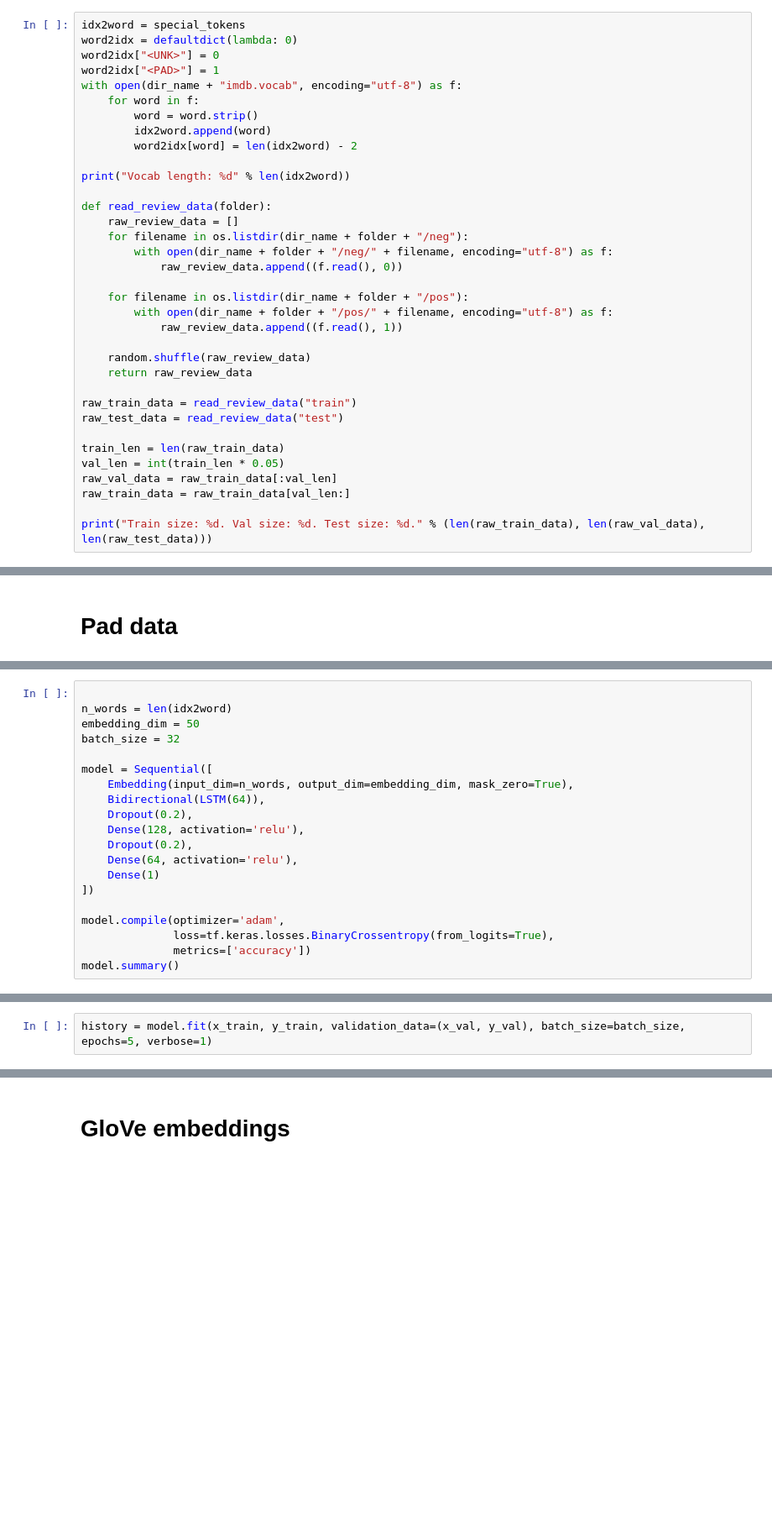
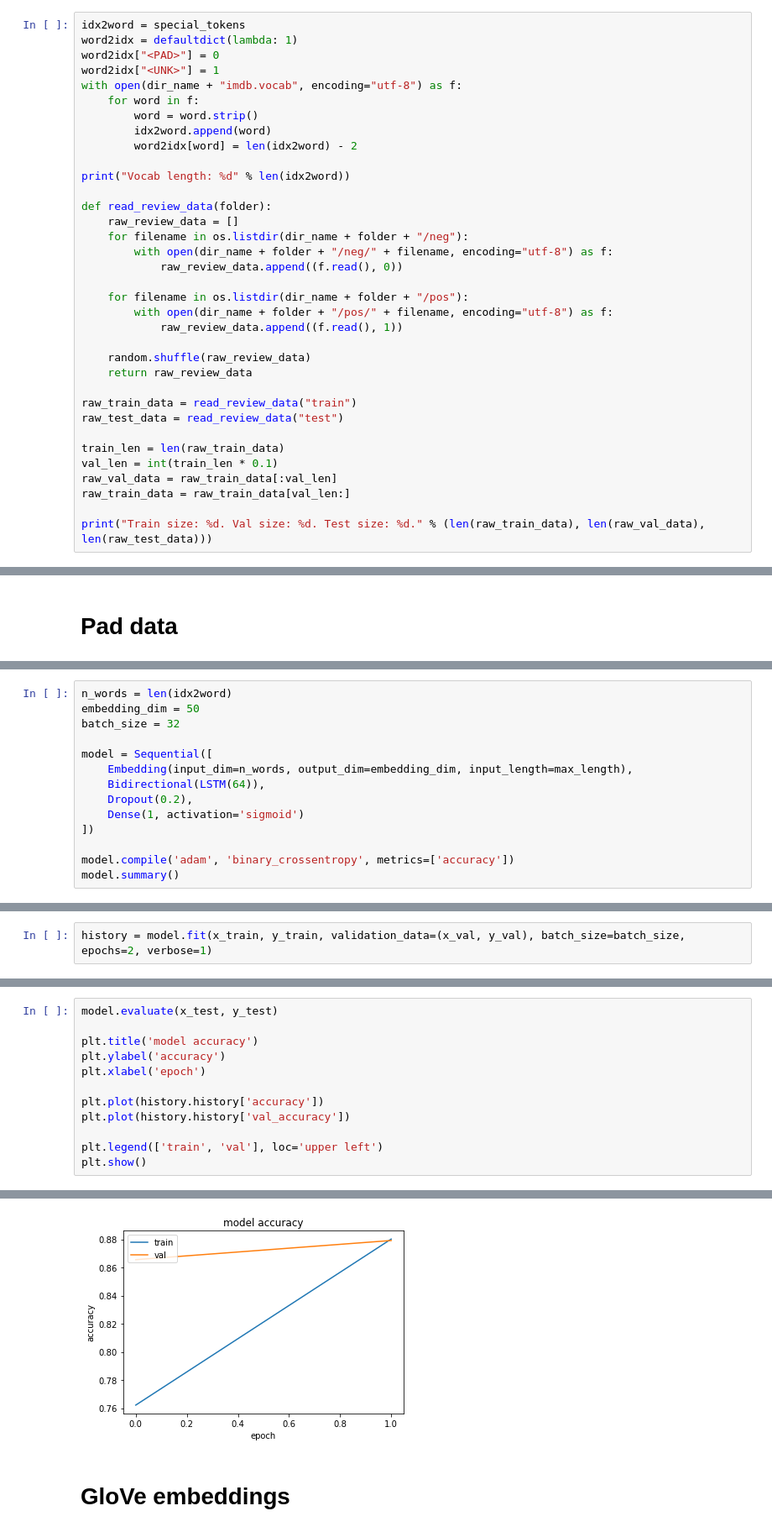
Before and after one commit to creeston/ML_2, a Jupyter notebook: Lab 7.ipynb, the cells around one changed output, grey strips where cells are left out. Shown at 84% size. Drawn from its saved outputs; the diff is of its cells as text; blank space fills up the shorter version.

Commit message:
Finish implementing lab 7
- Use word embeddings
- Use DeepMoji model

```diff
--- a/Lab 7.ipynb
+++ b/Lab 7.ipynb
@@ -40,9 +46,9 @@ download_file("https://ai.stanford.edu/~amaas/data/sentiment/aclImdb_v1.tar.gz",
 # Read data
 # %%
 idx2word = special_tokens
-word2idx = defaultdict(lambda: 0)
-word2idx["<UNK>"] = 0
-word2idx["<PAD>"] = 1
+word2idx = defaultdict(lambda: 1)
+word2idx["<PAD>"] = 0
+word2idx["<UNK>"] = 1
 with open(dir_name + "imdb.vocab", encoding="utf-8") as f:
     for word in f:
         word = word.strip()
@@ -68,7 +74,7 @@ raw_train_data = read_review_data("train")
 raw_test_data = read_review_data("test")
 
 train_len = len(raw_train_data)
-val_len = int(train_len * 0.05)
+val_len = int(train_len * 0.1)
 raw_val_data = raw_train_data[:val_len]
 raw_train_data = raw_train_data[val_len:]
 
@@ -154,21 +198,15 @@ x_test, y_test = unzip([(pad_data(t, max_length), label) for t, label in test_da
 # %%
-
 n_words = len(idx2word)
 embedding_dim = 50
 batch_size = 32
 
 model = Sequential([
-    Embedding(input_dim=n_words, output_dim=embedding_dim, mask_zero=True),
+    Embedding(input_dim=n_words, output_dim=embedding_dim, input_length=max_length),
     Bidirectional(LSTM(64)),
     Dropout(0.2),
-    Dense(128, activation='relu'),
-    Dropout(0.2),
-    Dense(64, activation='relu'),
-    Dense(1)
+    Dense(1, activation='sigmoid')
 ])
 
-model.compile(optimizer='adam',
-              loss=tf.keras.losses.BinaryCrossentropy(from_logits=True),
-              metrics=['accuracy'])
+model.compile('adam', 'binary_crossentropy', metrics=['accuracy'])
 model.summary()
 # %% [output]
@@ -189,5 +227,5 @@ Trainable params: 4,543,651
 Non-trainable params: 0
 _________________________________________________________________
 # %%
-history = model.fit(x_train, y_train, validation_data=(x_val, y_val), batch_size=batch_size, epochs=5, verbose=1)
+history = model.fit(x_train, y_train, validation_data=(x_val, y_val), batch_size=batch_size, epochs=2, verbose=1)
 # %% [output]
@@ -207,0 +237,13 @@ model.evaluate(x_test, y_test)
+# %%
+model.evaluate(x_test, y_test)
+
+plt.title('model accuracy')
+plt.ylabel('accuracy')
+plt.xlabel('epoch')
+
+plt.plot(history.history['accuracy'])
+plt.plot(history.history['val_accuracy'])
+
+plt.legend(['train', 'val'], loc='upper left')
+plt.show()
+# %% [output]
@@ -208,3 +251,4 @@ model.evaluate(x_test, y_test)
+[figure, added]
 # %% [markdown]
 # GloVe embeddings
 # %% [markdown]
```
Also changed, not shown: parts of 33 cells of this notebook.
